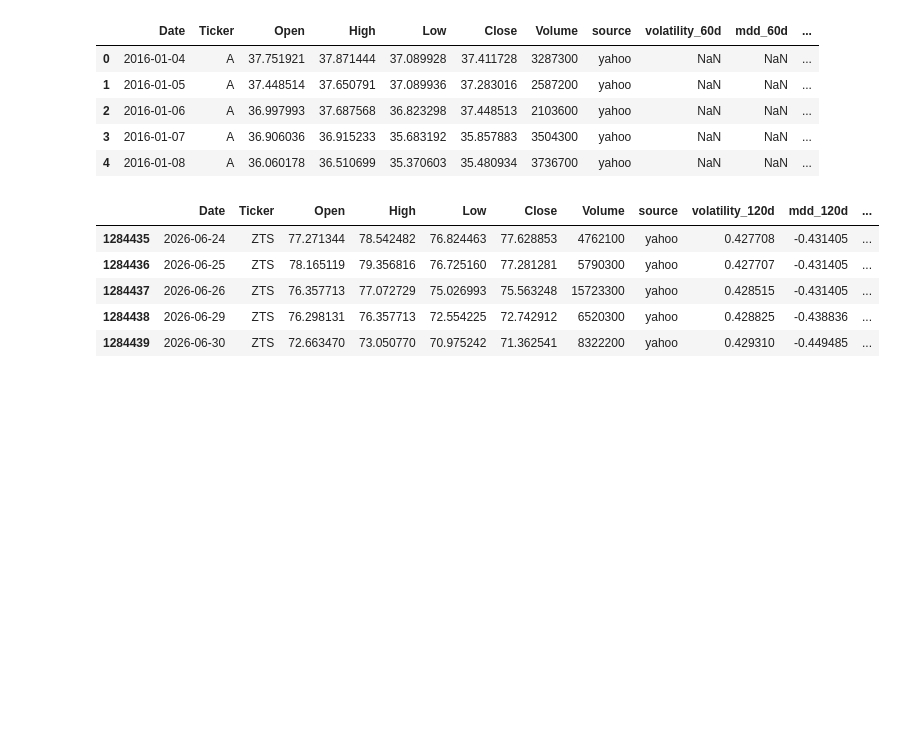
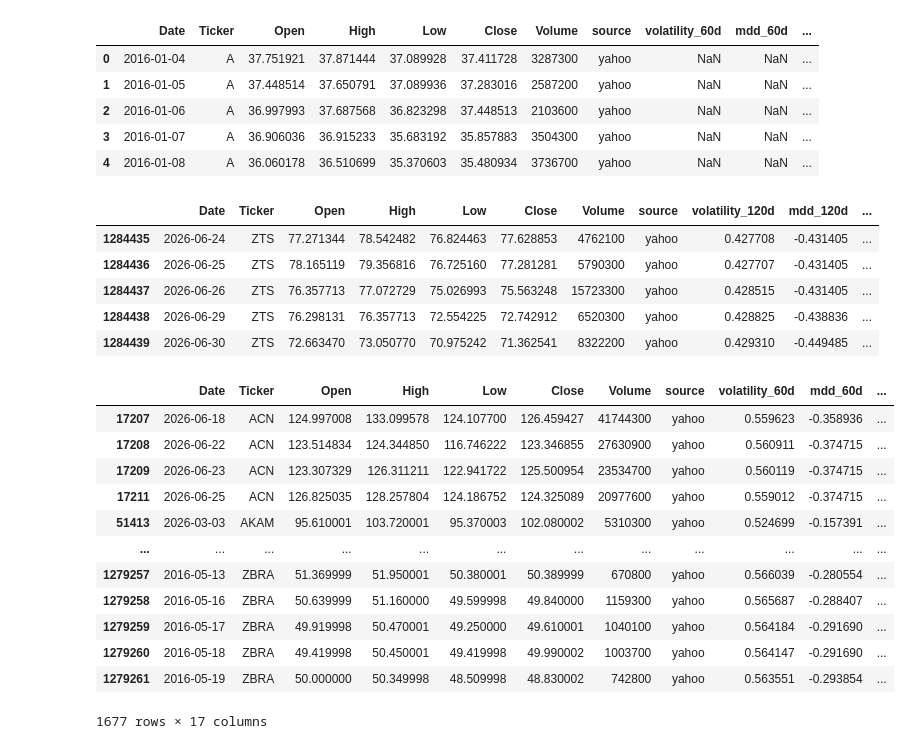
Before and after one commit to higenie22/stock-to-rich-Mid-project, a Jupyter notebook: notebooks/02_preprocessing.ipynb, the cells around one changed output. Saved outputs shown, nothing was run; the diff lists cells and outputs as text; code cells hidden in the pictures; blank space fills up the shorter version.

```diff
--- a/notebooks/02_preprocessing.ipynb
+++ b/notebooks/02_preprocessing.ipynb
@@ -121,3 +121,19 @@ final_120_df.tail()
 | 1284437 | 2026-06-26 | ZTS | 76.357713 | 77.072729 | 75.026993 | 75.563248 | 15723300 | yahoo | 0.428515 | -0.431405 | ... |
 | 1284438 | 2026-06-29 | ZTS | 76.298131 | 76.357713 | 72.554225 | 72.742912 | 6520300 | yahoo | 0.428825 | -0.438836 | ... |
 | 1284439 | 2026-06-30 | ZTS | 72.663470 | 73.050770 | 70.975242 | 71.362541 | 8322200 | yahoo | 0.429310 | -0.449485 | ... |
+# %%
+final_60_df[(final_60_df['volatility_60d'] > final_60_df['volatility_60d'].quantile(0.9)) & (final_60_df['beta_60d'].abs() < 0.2)]
+# %% [output]
+|  | Date | Ticker | Open | High | Low | Close | Volume | source | volatility_60d | mdd_60d | ... |
+| 17207 | 2026-06-18 | ACN | 124.997008 | 133.099578 | 124.107700 | 126.459427 | 41744300 | yahoo | 0.559623 | -0.358936 | ... |
+| 17208 | 2026-06-22 | ACN | 123.514834 | 124.344850 | 116.746222 | 123.346855 | 27630900 | yahoo | 0.560911 | -0.374715 | ... |
+| 17209 | 2026-06-23 | ACN | 123.307329 | 126.311211 | 122.941722 | 125.500954 | 23534700 | yahoo | 0.560119 | -0.374715 | ... |
+| 17211 | 2026-06-25 | ACN | 126.825035 | 128.257804 | 124.186752 | 124.325089 | 20977600 | yahoo | 0.559012 | -0.374715 | ... |
+| 51413 | 2026-03-03 | AKAM | 95.610001 | 103.720001 | 95.370003 | 102.080002 | 5310300 | yahoo | 0.524699 | -0.157391 | ... |
+| ... | ... | ... | ... | ... | ... | ... | ... | ... | ... | ... | ... |
+| 1279257 | 2016-05-13 | ZBRA | 51.369999 | 51.950001 | 50.380001 | 50.389999 | 670800 | yahoo | 0.566039 | -0.280554 | ... |
+| 1279258 | 2016-05-16 | ZBRA | 50.639999 | 51.160000 | 49.599998 | 49.840000 | 1159300 | yahoo | 0.565687 | -0.288407 | ... |
+| 1279259 | 2016-05-17 | ZBRA | 49.919998 | 50.470001 | 49.250000 | 49.610001 | 1040100 | yahoo | 0.564184 | -0.291690 | ... |
+| 1279260 | 2016-05-18 | ZBRA | 49.419998 | 50.450001 | 49.419998 | 49.990002 | 1003700 | yahoo | 0.564147 | -0.291690 | ... |
+| 1279261 | 2016-05-19 | ZBRA | 50.000000 | 50.349998 | 48.509998 | 48.830002 | 742800 | yahoo | 0.563551 | -0.293854 | ... |
+1677 rows × 17 columns
```
Also changed, not shown: parts of 8 cells of this notebook, 2 other files.
